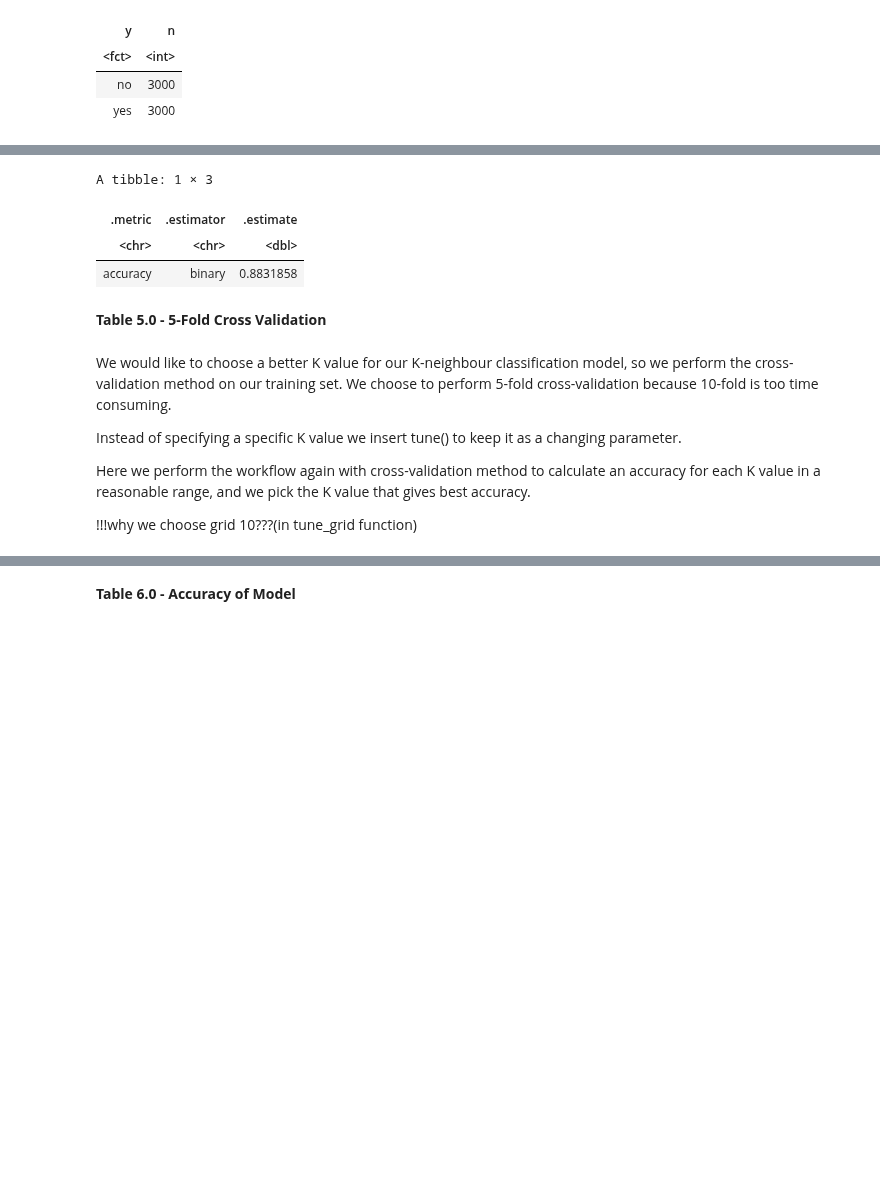
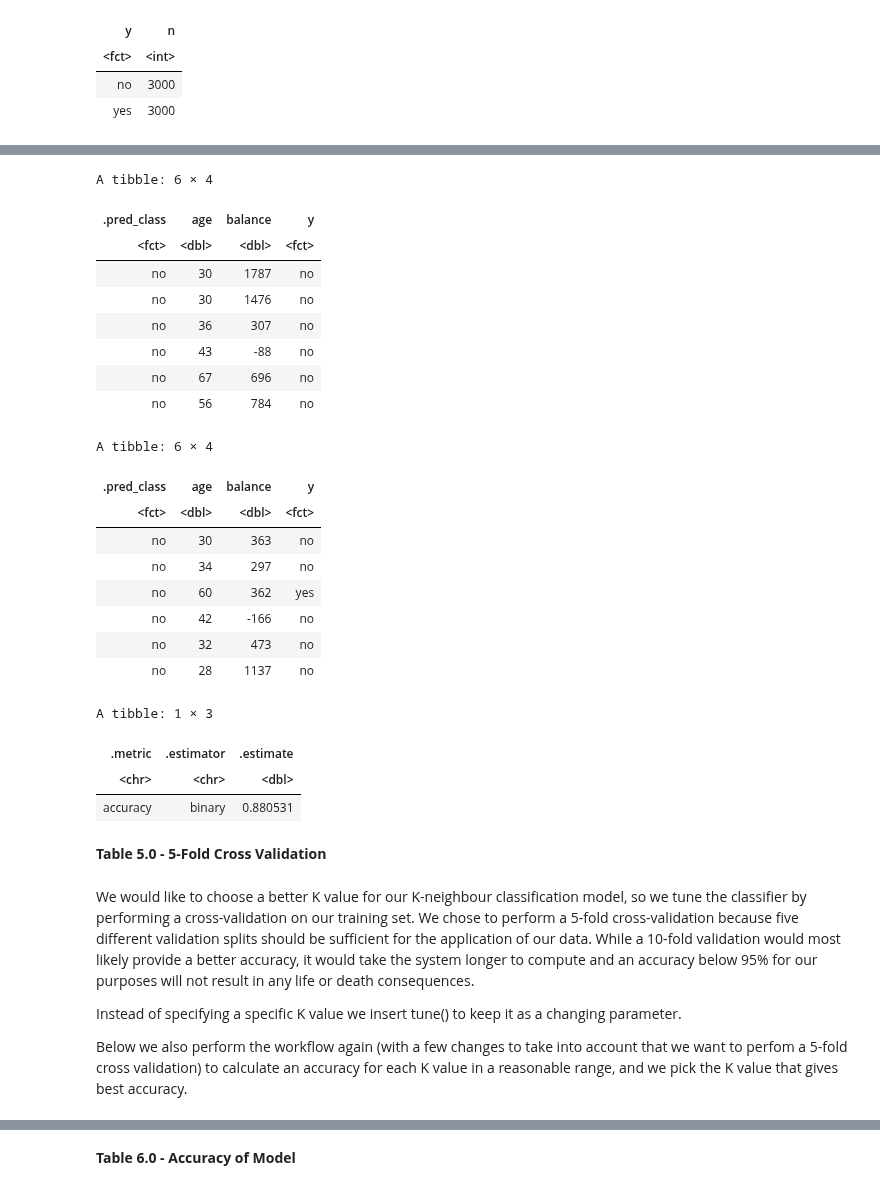
Before and after one commit to Kyungmin725/group34, a Jupyter notebook: group-project34.ipynb, the cells around one changed output, grey strips where cells are left out. Drawn from its saved outputs; the diff is of its cells as text; code cells hidden in the pictures; blank space fills up the shorter version.

```diff
--- a/group-project34.ipynb
+++ b/group-project34.ipynb
@@ -247,30 +230,48 @@ Now that we have created our K-nearest neighbor classifier object and we are goi
 # %%
+# predicting the class labels of the test set
 bank_test_predictions <- predict(bank_fit, bank_test) %>%
     bind_cols(bank_test)
 
+head(bank_test_predictions)
+tail(bank_test_predictions)
+
+# assessing the accuracy of our predictions
 bank_prediction_accuracy <- bank_test_predictions %>%
     metrics(truth = y, estimate = .pred_class)%>%
     filter(.metric == "accuracy")
 
 bank_prediction_accuracy
 # %% [output]
-A tibble: 1 × 3
+A tibble: 6 × 4
-| .metric | .estimator | .estimate |
-| <chr> | <chr> | <dbl> |
-| accuracy | binary | 0.8831858 |
+| .pred_class | age | balance | y |
+| <fct> | <dbl> | <dbl> | <fct> |
+| no | 30 | 1787 | no |
+| no | 30 | 1476 | no |
+| no | 36 | 307 | no |
+| no | 43 | -88 | no |
+| no | 67 | 696 | no |
+| no | 56 | 784 | no |
+A tibble: 6 × 4
+| .pred_class | age | balance | y |
+| <fct> | <dbl> | <dbl> | <fct> |
+| no | 30 | 363 | no |
+| no | 34 | 297 | no |
+| no | 60 | 362 | yes |
+| no | 42 | -166 | no |
+| no | 32 | 473 | no |
+| no | 28 | 1137 | no |
+A tibble: 1 × 3
+| .metric | .estimator | .estimate |
+| <chr> | <chr> | <dbl> |
+| accuracy | binary | 0.880531 |
 # %% [markdown]
 **Table 5.0 - 5-Fold Cross Validation**
 # %% [markdown]
-We would like to choose a better K value for our K-neighbour classification model, so we perform the cross-validation method on our training set.
-We choose to perform 5-fold cross-validation because 10-fold is too time consuming.
-
+We would like to choose a better K value for our K-neighbour classification model, so we tune the classifier by performing a cross-validation on our training set. We chose to perform a 5-fold cross-validation because five different validation splits should be sufficient for the application of our data. While a 10-fold validation would most likely provide a better accuracy, it would take the system longer to compute and an accuracy below 95% for our purposes will not result in any life or death consequences.
 
 Instead of specifying a specific K value we insert tune() to keep it as a changing parameter.
 
-
-Here we perform the workflow again with cross-validation method to calculate an accuracy for each K value in a reasonable range, and we pick the K value that gives best accuracy.
-
-!!!why we choose grid 10???(in tune_grid function)
+Below we also perform the workflow again (with a few changes to take into account that we want to perfom a 5-fold cross validation) to calculate an accuracy for each K value in a reasonable range, and we pick the K value that gives best accuracy.
 # %%
 bank_vfold <- vfold_cv(bank_train, v = 5, strata = y)
 
```
Also changed, not shown: parts of 33 cells of this notebook.
